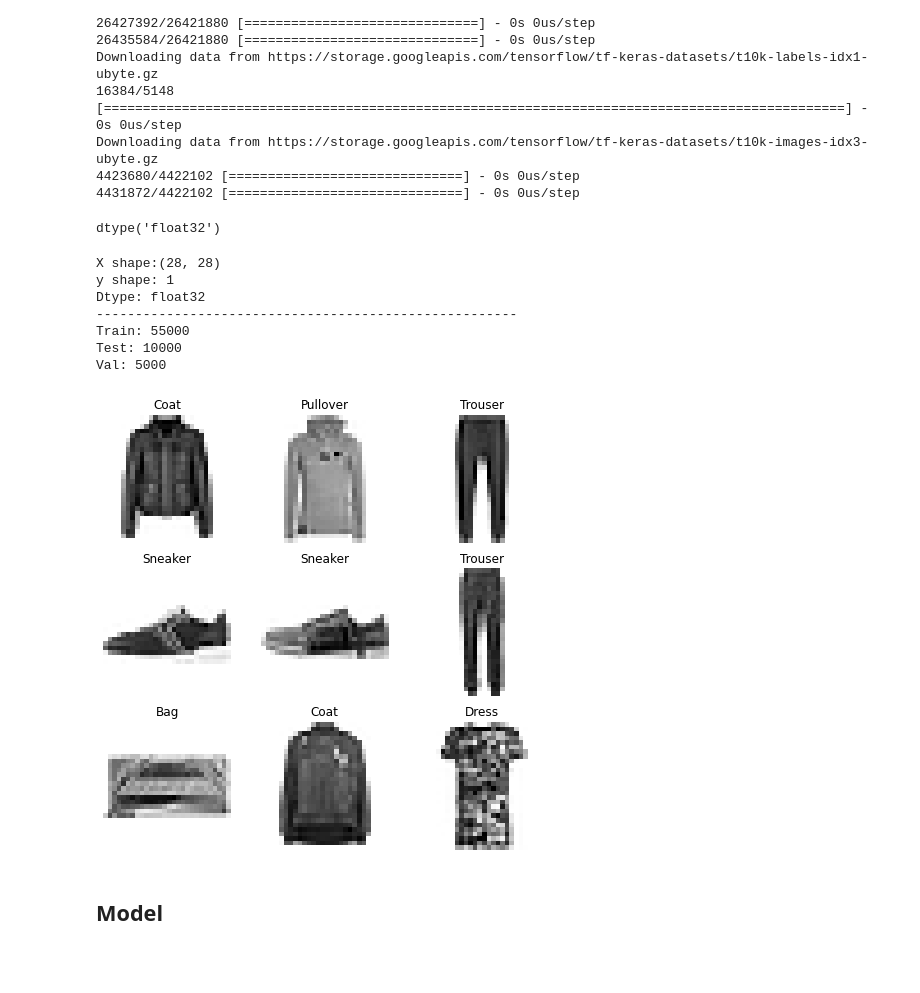
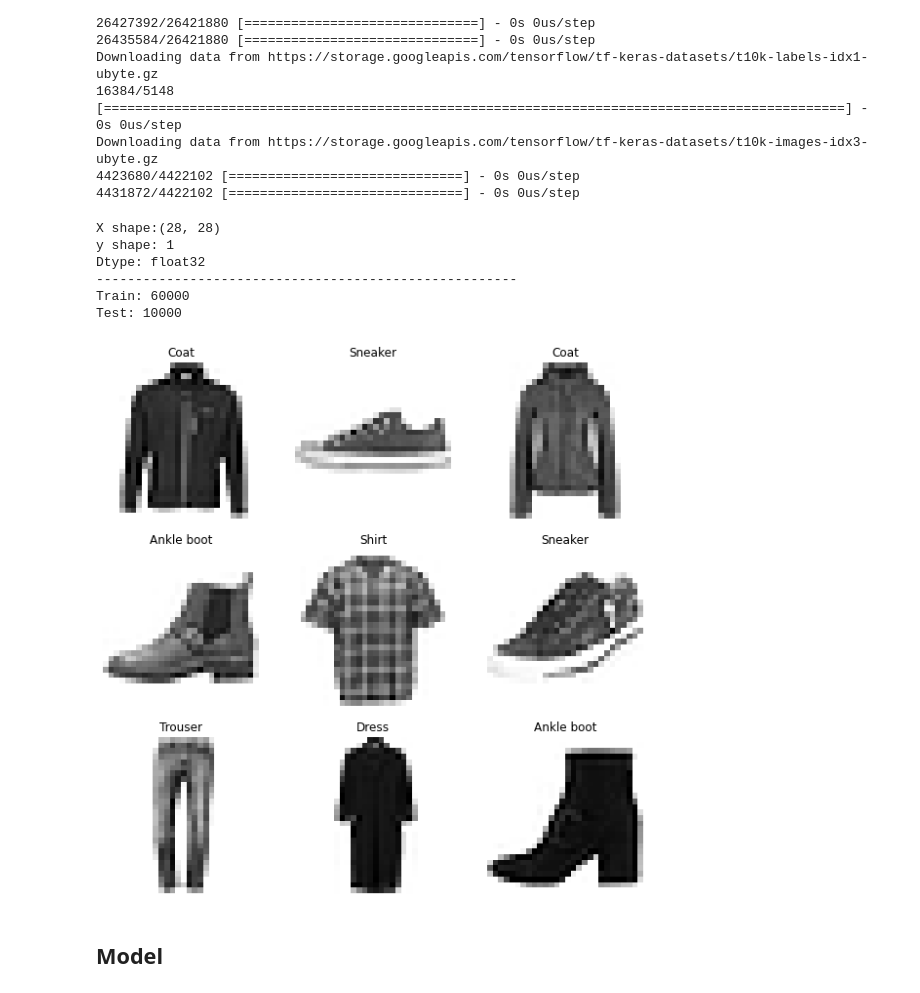
Before and after one commit to VlZaigraev/handson-ml2, a Jupyter notebook: 10_neural_nets_with_keras.ipynb, the cells around one changed output. Drawn from its saved outputs; the diff is of its cells as text; code cells hidden in the pictures; blank space fills up the shorter version.

```diff
--- a/10_neural_nets_with_keras.ipynb
+++ b/10_neural_nets_with_keras.ipynb
@@ -82,15 +83,11 @@ Downloading data from https://storage.googleapis.com/tensorflow/tf-keras-dataset
 Downloading data from https://storage.googleapis.com/tensorflow/tf-keras-datasets/t10k-images-idx3-ubyte.gz
 4423680/4422102 [==============================] - 0s 0us/step
 4431872/4422102 [==============================] - 0s 0us/step
-# %%
-X['val'][0,5].dtype
-# %% [output]
-dtype('float32')
 # %%
 print(f"""
-X shape:{X['val'].shape[1:]}
+X shape:{X['test'].shape[1:]}
 y shape: 1
-Dtype: {X['val'].dtype}
+Dtype: {X['test'].dtype}
 {'-'*54}""")
 
 for split in X.keys():
@@ -100,28 +97,32 @@ X shape:(28, 28)
 y shape: 1
 Dtype: float32
 ------------------------------------------------------
-Train: 55000
+Train: 60000
 Test: 10000
-Val: 5000
 # %%
 n_cols, n_rows = 3,3
 class_names = ["T-shirt/top", "Trouser", "Pullover", "Dress", "Coat",
                "Sandal", "Shirt", "Sneaker", "Bag", "Ankle boot"]
 n_classes = len(class_names)
 
-def plot_random_items(n_cols = 3, n_rows = 3, cmap = 'binary'):
-    figure = plt.figure(figsize=(8, 8))
+def plot_random_items(n_cols = 3, n_rows = 3, cmap = 'binary', model=None, split = 'train'):
+    figure = plt.figure(figsize=(10, 10))
     for i in range(1, n_cols * n_rows + 1):
-        sample_idx = np.random.randint(X['train'].shape[0],size=(1,))[0]
+        sample_idx = np.random.randint(X[split].shape[0],size=(1,))[0]
         figure.add_subplot(n_rows, n_cols, i)
-        plt.title(class_names[y['train'][sample_idx]])
+        _title = class_names[y[split][sample_idx]] if model is None \
+        else f'''
+        True:{class_names[y[split][sample_idx]]}
+        Pred: {class_names[
+                           np.argmax(model.predict(np.expand_dims(X[split][sample_idx],axis=0)),axis=-1)[0]]}'''
+        plt.title(_title)
         plt.axis("off")
-        plt.imshow(X['train'][sample_idx], cmap=cmap, interpolation='nearest')
+        plt.imshow(X[split][sample_idx], cmap=cmap, interpolation='nearest')
     plt.show()
 
-plot_random_items()
+plot_random_items(split = 'train')
 # %% [output]
-[figure, old version]
+[figure, new version]
 # %% [markdown]
 ## Model
 # %%
```
Also changed, not shown: parts of 9 cells of this notebook.
